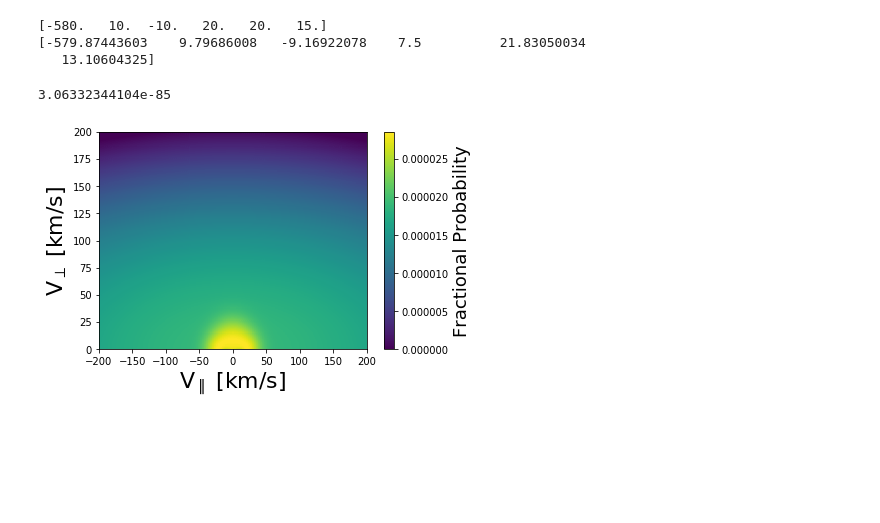
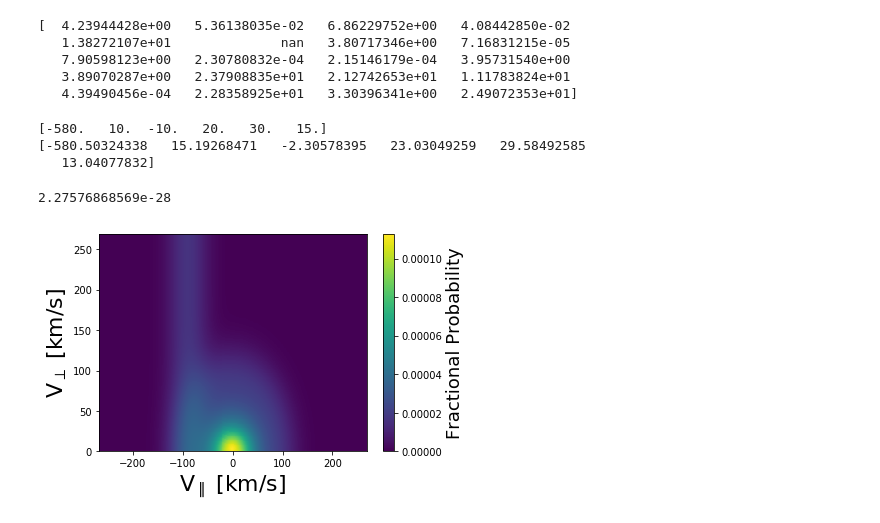
Before and after one commit to jprchlik/faraday_cup_int, a Jupyter notebook: wind_eff_area/aided_monte_carlo_jet_ellipse.ipynb, the cells around one changed output. Cells and saved outputs as stored; diff of their text form; code cells hidden in the pictures; blank space fills up the shorter version.

```diff
--- a/wind_eff_area/aided_monte_carlo_jet_ellipse.ipynb
+++ b/wind_eff_area/aided_monte_carlo_jet_ellipse.ipynb
@@ -141,33 +61,61 @@ n_angl = big_arr[:,2]
 un_angl = big_arr[:,7]
 
 
+#get angles from big_arr
+phis   = np.radians(big_arr[:,3])
+thetas = np.radians(big_arr[:,4])
 
 #Number of processors to use when parallel processing
 nproc = 8
 # %%
-#Use the top 5 peaks to get density and velocity values if the number of measurements are greater than 5
-top5 = n_angl > np.sort(n_angl)[-6]
+#Use values with density greater than .1 and an uncertainty less than 10%
+top5 = ((un_angl/n_angl < 4.50) & (n_angl > 1e-1)) #np.sort(n_angl)[-6]
+print(un_angl/n_angl)
+
 
 #get v_gse solution (Produces the same solution as the Wind spacecraft solution)
 #in /crater/observatories/wind/code/dvapbimax/sub_bimax_moments.pro
-v_vec =  mdv.compute_gse_from_fit(np.radians(phis[top5]),np.radians(thetas[top5]),-v_angl[top5]) #np.dot(np.dot(np.dot(v_svdc.T,wp_svdc),u_svdc.T),v_angl)
+v_vec =  mdv.compute_gse_from_fit(phis[top5],thetas[top5],-v_angl[top5]) #np.dot(np.dot(np.dot(v_svdc.T,wp_svdc),u_svdc.T),v_angl)
 vx,vy,vz = v_vec
+# %% [output]
+[  4.23944428e+00   5.36138035e-02   6.86229752e+00   4.08442850e-02
+   1.38272107e+01              nan   3.80717346e+00   7.16831215e-05
+   7.90598123e+00   2.30780832e-04   2.15146179e-04   3.95731540e+00
+   3.89070287e+00   2.37908835e+01   2.12742653e+01   1.11783824e+01
+   4.39490456e-04   2.28358925e+01   3.30396341e+00   2.49072353e+01]
 # %%
-#Get Wper and Wpar vectors using SVD and the magnetic field vectors
+#Get Wper and Wpar vectors using maximum and minimum values
 wv_par =  mdv.compute_gse_from_fit(np.radians(phis[top5]),np.radians(thetas[top5]),w_angl[top5])
-wa = np.abs(wv_par.dot(mag_par))
-we = np.sqrt(np.linalg.norm(wv_par)**2.-wv_par.dot(mag_par)**2.)
+wa = np.max(w_angl[top5])
+we = np.min(w_angl[top5])
 # %%
 #compute angle between FC and the observed bulk velocity (cos(theta`))
 n = np.median(np.abs(n_angl[top5]))
 # %%
 #dont let initial guess be smaller than half a bin size
-if we < min(dv)/2.:
-    we = min(dv)/2.
+#if we < min(dv)/2.:
+#    we = min(dv)/2.
+#
+if we < 0.9*np.min(w_angl[top5]):
+    we = np.min(w_angl[top5])
+elif we > 1.1*np.max(w_angl[top5]):
+    we = np.max(w_angl[top5])
 
+if wa < 0.9*np.min(w_angl[top5]):
+    wa = np.min(w_angl[top5])
+elif wa > 1.1*np.max(w_angl[top5]):
+    wa = np.max(w_angl[top5])
 
 #make a discrete VDF with the incorrect parameters but the same grid
 pls_par_bad = np.array([vx, vy, vz,we,wa,n])
+# %%
+#######Give info on best fit versus real solution######
+print(pls_par)
+print(pls_par_bad)
+# %% [output]
+[-580.   10.  -10.   20.   30.   15.]
+[-580.50324338   15.19268471   -2.30578395   23.03049259   29.58492585
+   13.04077832]
 # %%
 
 ######################################################################
@@ -187,14 +135,6 @@ for k,i in enumerate(fcs.keys()):
     i = 'fc_{0:1d}'.format(k)
     #updated using dynamic sampling 2018/10/12 J. Prchlik
     fcs[i]['init_guess'] = mdv.arb_p_response(fcs[i]['x_meas'],dis_vdf_bad_guess,samp)
-# %%
-#######Give info on best fit versus real solution######
-print(pls_par)
-print(pls_par_bad)
-# %% [output]
-[-580.   10.  -10.   20.   20.   15.]
-[-579.87443603    9.79686008   -9.16922078    7.5          21.83050034
-   13.10604325]
 # %%
 #Updated MC guess based on poor judgement of perpendicular velocity component
 pgrid = np.abs(dis_vdf_bad_guess['pgrid'].ravel())
@@ -207,45 +147,45 @@ for i,(x,y) in enumerate(zip(pgrid,qgrid)):
 dist = dis.reshape(dis_vdf_bad_guess['pgrid'].shape)
 # %%
 #Guess width
-g_wid = 20 #km/s
+g_wid = 40 #km/s
 
 #Initial guess around current guess of 2d VDF
-pred_grid = np.log10(dis_vdf_bad_guess['vdf'])
+pred_grid = dis_vdf_bad_guess['vdf'].copy()
 good_vdf_values =  np.isfinite(pred_grid)
 pred_grid[good_vdf_values == False] = np.min(pred_grid[good_vdf_values])
 pred_grid -= np.min(pred_grid)
 pred_grid /= np.sum(pred_grid)
 
 #maximum value in VDF guess solution
 max_pred_grid_norm = np.max(pred_grid)
 
 #Initial guess based on ellipse near the kinematic values of the solar wind
 pred_grid += 0.5*max_pred_grid_norm*np.exp(- (dist/g_wid)**2.)
 
 
 #Add a second component near 90 km/s
-#pred_grid += 0.2*max_pred_grid_norm*np.exp(- ((dis_vdf['pgrid']-(-90))/g_wid)**2.)
+pred_grid += 0.2*max_pred_grid_norm*np.exp(- ((dis_vdf['pgrid']-(-90))/g_wid)**2.)
 
 #Also add a band at a radius of 90 km/s
-#pred_grid += 0.2*max_pred_grid_norm*np.exp(- ((np.sqrt((dis_vdf['pgrid']**2+dis_vdf['qgrid']**2))-(90))/g_wid)**2.)
+pred_grid += 0.2*max_pred_grid_norm*np.exp(- ((np.sqrt((dis_vdf['pgrid']**2+dis_vdf['qgrid']**2))-(90))/g_wid)**2.)
 
 #get normalization factor
 pred_grid /= np.sum(pred_grid)
 
 
 print(np.min(pred_grid))
 #default prediction grid to set back to if the function gets stuck
-default_grid = pred_grid
+default_grid = pred_grid.copy()
 
 fig, ax = plt.subplots()
 
 plotc = ax.pcolormesh(dis_vdf_bad_guess['pgrid'],dis_vdf_bad_guess['qgrid'],pred_grid)
 cbar = fig.colorbar(plotc)
 
 cbar.set_label('Fractional Probability',fontsize=18)
 ax.set_xlabel(r'V$_\parallel$ [km/s]',fontsize=22)
 ax.set_ylabel(r'V$_\perp$ [km/s]',fontsize=22)
 plt.show()
 # %% [output]
-3.06332344104e-85
+2.27576868569e-28
-[figure, old version]
+[figure, new version]
```
Also changed, not shown: parts of 15 cells of this notebook.
